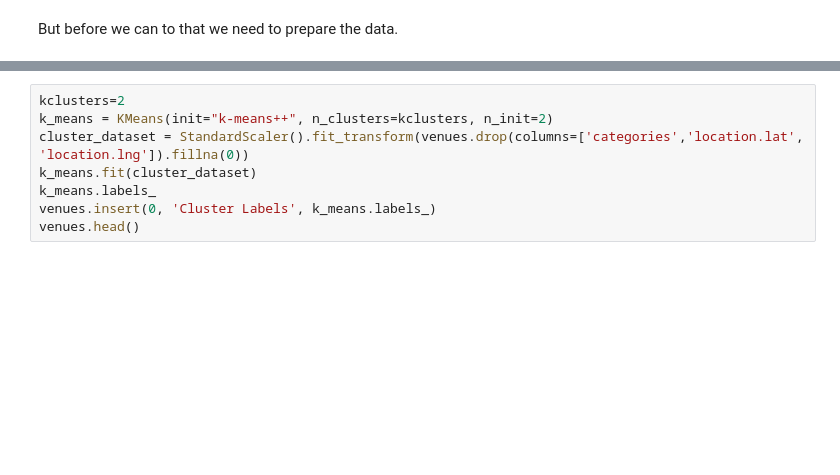
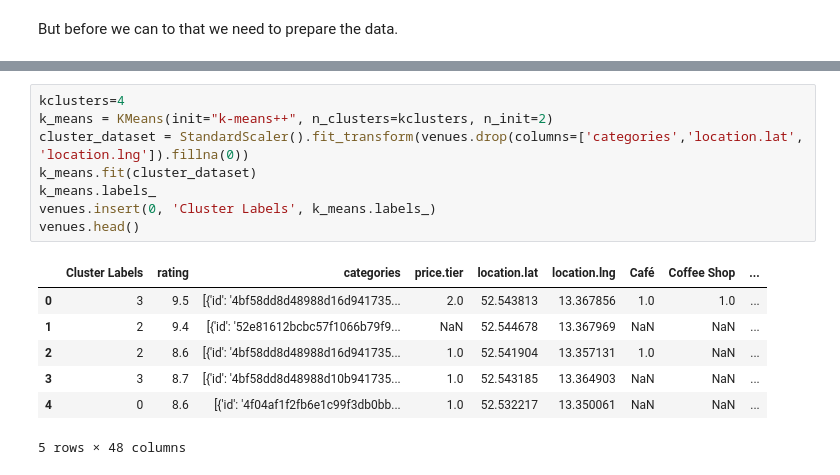
Before and after one commit to TobiasSackmann/Coursera_Capstone_Week4_and_5, a Jupyter notebook: Coursera_Capstone_Week4and5.ipynb, the cells around one changed output, grey strips where cells are left out. Drawn from its saved outputs; the diff is of its cells as text; blank space fills up the shorter version.

```diff
--- a/Coursera_Capstone_Week4and5.ipynb
+++ b/Coursera_Capstone_Week4and5.ipynb
@@ -270,11 +323,19 @@ KeyError: 'categories'
 # %%
-kclusters=2
+kclusters=4
 k_means = KMeans(init="k-means++", n_clusters=kclusters, n_init=2)
 cluster_dataset = StandardScaler().fit_transform(venues.drop(columns=['categories','location.lat', 'location.lng']).fillna(0))
 k_means.fit(cluster_dataset)
 k_means.labels_
 venues.insert(0, 'Cluster Labels', k_means.labels_)
 venues.head()
+# %% [output]
+|  | Cluster Labels | rating | categories | price.tier | location.lat | location.lng | Café | Coffee Shop | ... |
+| 0 | 3 | 9.5 | [{'id': '4bf58dd8d48988d16d941735... | 2.0 | 52.543813 | 13.367856 | 1.0 | 1.0 | ... |
+| 1 | 2 | 9.4 | [{'id': '52e81612bcbc57f1066b79f9... | NaN | 52.544678 | 13.367969 | NaN | NaN | ... |
+| 2 | 2 | 8.6 | [{'id': '4bf58dd8d48988d16d941735... | 1.0 | 52.541904 | 13.357131 | 1.0 | NaN | ... |
+| 3 | 3 | 8.7 | [{'id': '4bf58dd8d48988d10b941735... | 1.0 | 52.543185 | 13.364903 | NaN | NaN | ... |
+| 4 | 0 | 8.6 | [{'id': '4f04af1f2fb6e1c99f3db0bb... | 1.0 | 52.532217 | 13.350061 | NaN | NaN | ... |
+5 rows × 48 columns
 # %%
 map_clusters2 = folium.Map(location=[latitude, longitude], zoom_start=11)
 
```
Also changed, not shown: parts of 14 cells of this notebook.
